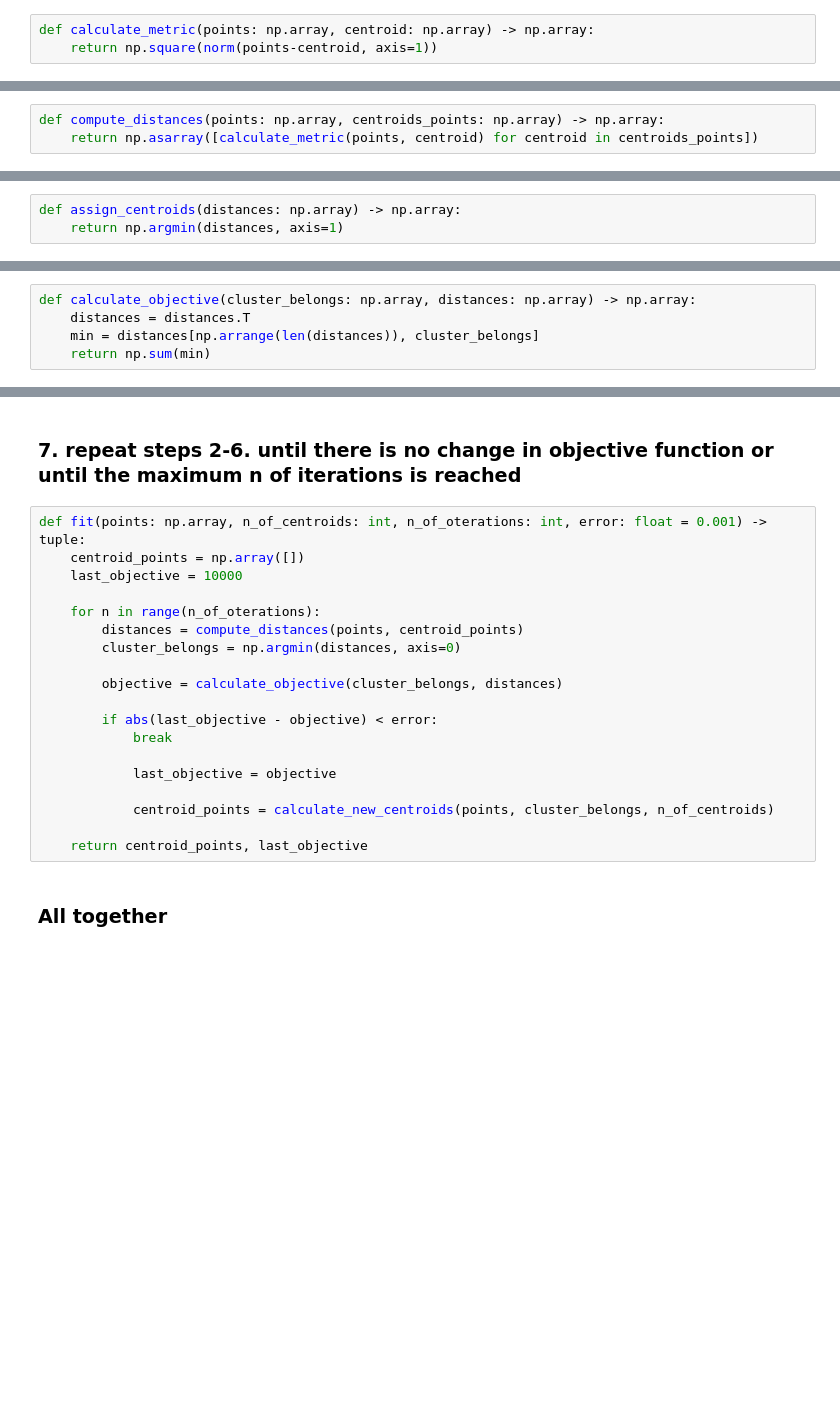
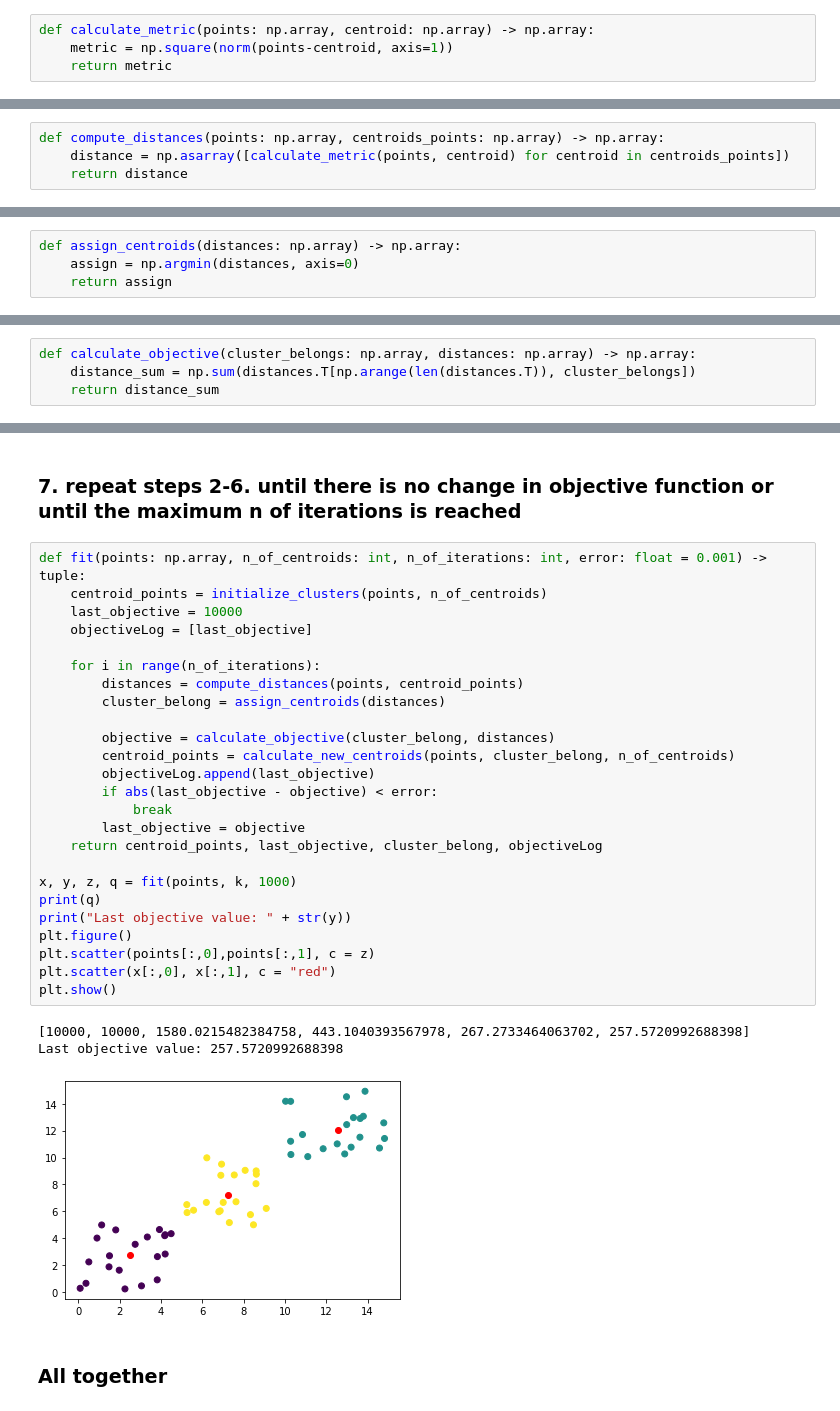
Before and after one commit to tmarcak/MPA-MLF, a Jupyter notebook: PC_2/Lab_02.ipynb, the cells around one changed output, grey strips where cells are left out. Drawn from its saved outputs; the diff is of its cells as text; blank space fills up the shorter version.

```diff
--- a/PC_2/Lab_02.ipynb
+++ b/PC_2/Lab_02.ipynb
@@ -133,24 +134,26 @@ def initialize_clusters(points: np.array, k_clusters: int) -> np.array:
 3.1 Fistly, create a function to calculate distance from one centroid to all points in the dataset
 # %%
 def calculate_metric(points: np.array, centroid: np.array) -> np.array:
-    return np.square(norm(points-centroid, axis=1))
+    metric = np.square(norm(points-centroid, axis=1))
+    return metric
 # %% [markdown]
 3.2 Secondly, create a function to calculate distance between points and all centroids using function from 3.1
 # %%
 def compute_distances(points: np.array, centroids_points: np.array) -> np.array:
-    return np.asarray([calculate_metric(points, centroid) for centroid in centroids_points])
+    distance = np.asarray([calculate_metric(points, centroid) for centroid in centroids_points])
+    return distance
 # %% [markdown]
 ### 4. Assign datapoints to the closest centroids
 # %%
 def assign_centroids(distances: np.array) -> np.array:
-    return np.argmin(distances, axis=1)
+    assign = np.argmin(distances, axis=0)
+    return assign
 # %% [markdown]
 ### 5. Calculate objective function
 # %%
 def calculate_objective(cluster_belongs: np.array, distances: np.array) -> np.array:
-    distances = distances.T
-    min = distances[np.arrange(len(distances)), cluster_belongs]
-    return np.sum(min)
+    distance_sum = np.sum(distances.T[np.arange(len(distances.T)), cluster_belongs])
+    return distance_sum
 # %% [markdown]
 ### 6. Compute new controids to the clusters by taking the average of the all data points that belong to each cluster
 # %%
@@ -164,24 +167,34 @@ def calculate_new_centroids(points: np.array, clusters_belong: np.array, n_of_cl
 # %% [markdown]
 ###   7. repeat steps 2-6. until there is no change in objective function or until the maximum n of iterations is reached
 # %%
-def fit(points: np.array, n_of_centroids: int, n_of_oterations: int, error: float = 0.001) -> tuple:
-    centroid_points = np.array([])
+def fit(points: np.array, n_of_centroids: int, n_of_iterations: int, error: float = 0.001) -> tuple:
+    centroid_points = initialize_clusters(points, n_of_centroids)
     last_objective = 10000
+    objectiveLog = [last_objective]
 
-    for n in range(n_of_oterations):
+    for i in range(n_of_iterations):
         distances = compute_distances(points, centroid_points)
-        cluster_belongs = np.argmin(distances, axis=0)
+        cluster_belong = assign_centroids(distances)
 
-        objective = calculate_objective(cluster_belongs, distances)
-
+        objective = calculate_objective(cluster_belong, distances)
+        centroid_points = calculate_new_centroids(points, cluster_belong, n_of_centroids)
+        objectiveLog.append(last_objective)
         if abs(last_objective - objective) < error:
             break
+        last_objective = objective
+    return centroid_points, last_objective, cluster_belong, objectiveLog
 
-            last_objective = objective
-
-            centroid_points = calculate_new_centroids(points, cluster_belongs, n_of_centroids)
-
-    return centroid_points, last_objective
+x, y, z, q = fit(points, k, 1000)
+print(q)
+print("Last objective value: " + str(y))
+plt.figure()
+plt.scatter(points[:,0],points[:,1], c = z)
+plt.scatter(x[:,0], x[:,1], c = "red")
+plt.show()
+# %% [output]
+[10000, 10000, 1580.0215482384758, 443.1040393567978, 267.2733464063702, 257.5720992688398]
+Last objective value: 257.5720992688398
+[figure, added]
 # %% [markdown]
 ### All together
 # %%
```
Also changed, not shown: parts of 13 cells of this notebook.
